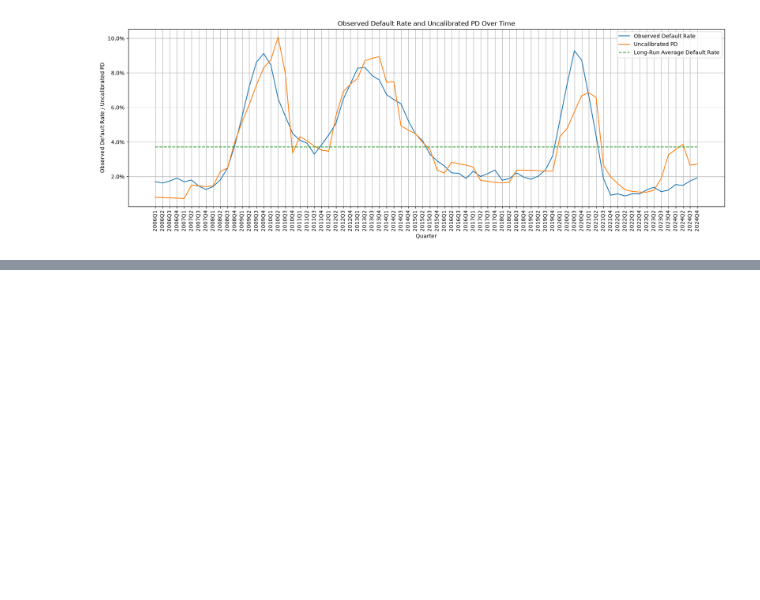
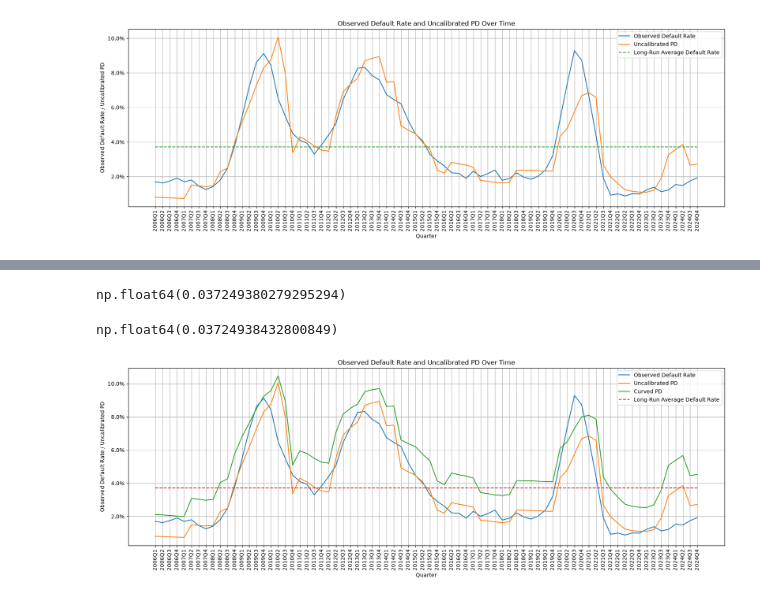
Before and after one commit to Christoffer11/PD-modelling, a Jupyter notebook: Calibration.ipynb, the cells around one changed output, grey strips where cells are left out. Saved outputs shown, nothing was run; the diff lists cells and outputs as text; code cells hidden in the pictures; blank space fills up the shorter version.

```diff
--- a/Calibration.ipynb
+++ b/Calibration.ipynb
@@ -90,0 +204,30 @@ def adjustment_score(pds, target):
+# %%
+k = adjustment_score(cali_data_woe[adjustment_period]["curved_pd"], lra_dr)
+# %%
+cali_data_woe["adjusted_curved_pd"] = 1 / (1 + np.exp((cali_data_woe["curved_score"] - k)))
+# %%
+edr = cali_data_woe.groupby("quarter")["adjusted_curved_pd"].mean()
+# %%
+lra_dr
+# %% [output]
+np.float64(0.037249380279295294)
+# %%
+np.mean(cali_data_woe[adjustment_period]["adjusted_curved_pd"])
+# %% [output]
+np.float64(0.03724938432800849)
+# %%
+plt.figure(figsize=(20, 6))
+plt.plot(dr.index, dr["default_12m"], label="Observed Default Rate")
+plt.plot(dr.index, dr["uncalibrated_pd"], label="Uncalibrated PD")
+plt.plot(edr.index, edr, label="Curved PD")
+plt.xlabel("Quarter")
+plt.ylabel("Observed Default Rate / Uncalibrated PD")
+plt.title("Observed Default Rate and Uncalibrated PD Over Time")
+plt.xticks(rotation=90)
+plt.plot(dr.index, [lra_dr]*len(dr.index), label="Long-Run Average Default Rate", linestyle="--")
+plt.grid(True)
+plt.legend(loc = 'best')
+plt.gca().yaxis.set_major_formatter(PercentFormatter(xmax = 1, decimals = 1))
+plt.show()
+# %% [output]
+[figure, added]
```
Also changed, not shown: parts of 19 cells of this notebook.
